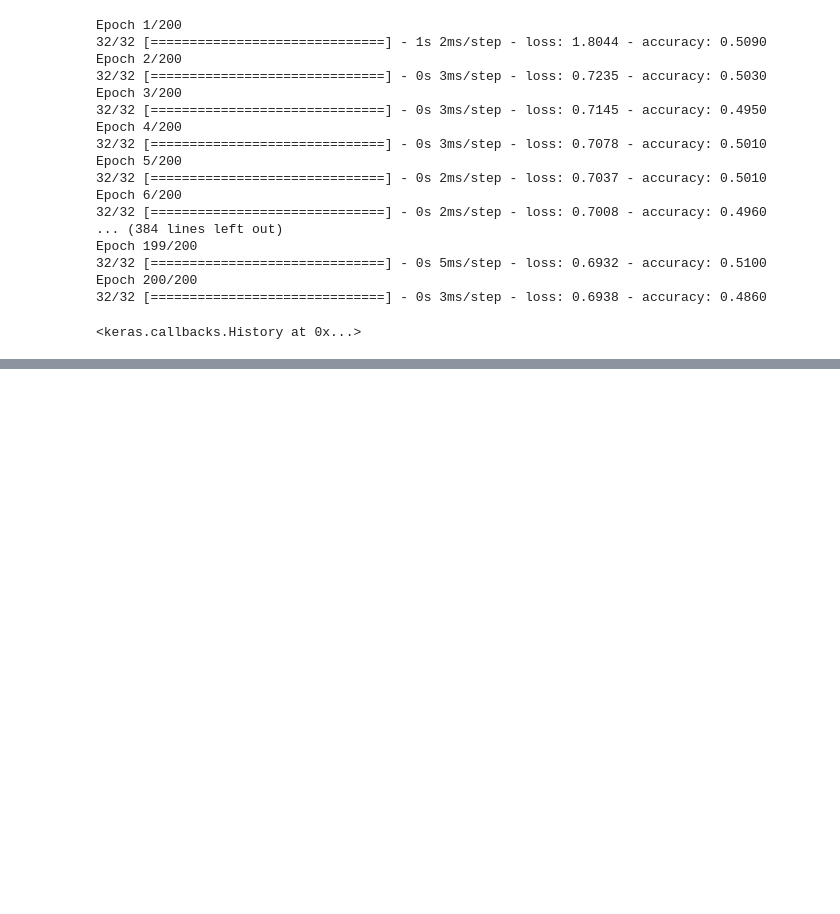
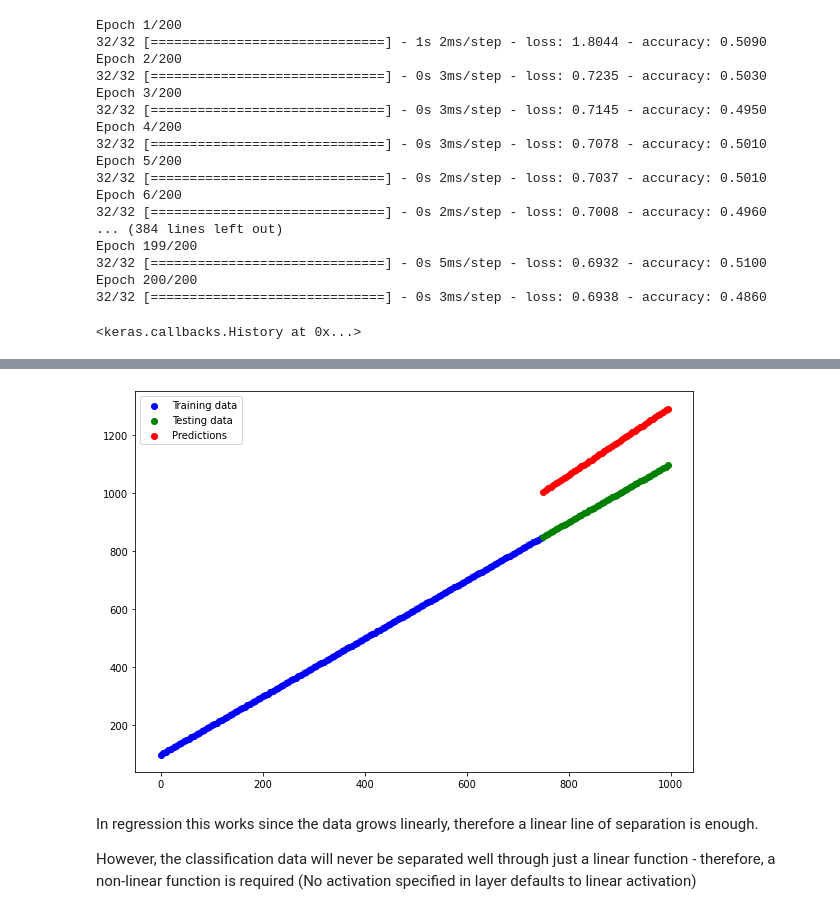
Before and after one commit to Ammar-Raneez/TF_Learning_ZTM, a Jupyter notebook: tensorflow-classification.ipynb, the cells around one changed output, grey strips where cells are left out. Saved outputs shown, nothing was run; the diff lists cells and outputs as text; code cells hidden in the pictures; blank space fills up the shorter version.

Commit message:
Fit model to regression data

```diff
--- a/tensorflow-classification.ipynb
+++ b/tensorflow-classification.ipynb
@@ -252,0 +253,16 @@ doing binary classifcation...
+# %%
+# Attempt to use the model in regression
+tf.random.set_seed(42)
+
+# Create some regression data
+X_regression = np.arange(0, 1000, 5)
+y_regression = np.arange(100, 1100, 5)  # y = x + 100
+
+# Split it into training and test sets
+X_reg_train = X_regression[:150]
+X_reg_test = X_regression[150:]
+y_reg_train = y_regression[:150]
+y_reg_test = y_regression[150:]
+
+# Expand dims required since the data here is just a single vector
+model_3.fit(np.expand_dims(X_reg_train, axis=-1), y_reg_train, epochs=100)
@@ -252,0 +277,17 @@ doing binary classifcation...
+# %%
+# Create a new model
+tf.random.set_seed(42)
+
+model_3_reg = tf.keras.Sequential([
+    tf.keras.layers.Dense(100),
+    tf.keras.layers.Dense(10),
+    tf.keras.layers.Dense(1),
+])
+
+model_3_reg.compile(
+    loss=tf.keras.losses.mae,
+    optimizer=tf.keras.optimizers.Adam(),
+    metrics=['mae']
+)
+
+model_3_reg.fit(np.expand_dims(X_reg_train, axis=-1), y_reg_train, epochs=100)
@@ -252,0 +313,11 @@ doing binary classifcation...
+# %%
+# Make predictions with our trained model
+y_reg_preds = model_3_reg.predict(y_reg_test)
+
+# Plot the model's predictions against our regression data
+plt.figure(figsize=(10, 7))
+plt.scatter(X_reg_train, y_reg_train, c='b', label='Training data')
+plt.scatter(X_reg_test, y_reg_test, c='g', label='Testing data')
+plt.scatter(X_reg_test, y_reg_preds.squeeze(), c='r', label='Predictions')
+plt.legend();
+# %% [output]
@@ -252,0 +325,5 @@ doing binary classifcation...
+[figure, added]
+# %% [markdown]
+In regression this works since the data grows linearly, therefore a linear line of separation is enough.
+
+However, the classification data will never be separated well through just a linear function - therefore, a non-linear function is required (No activation specified in layer defaults to linear activation)
```
Also changed, not shown: parts of 16 cells of this notebook.
